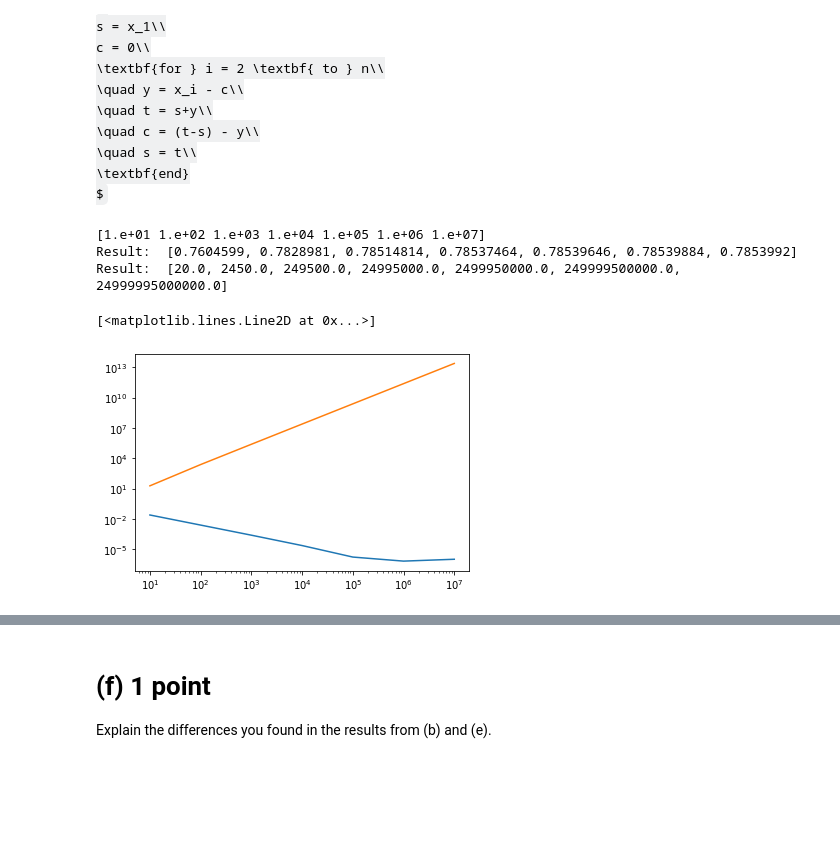
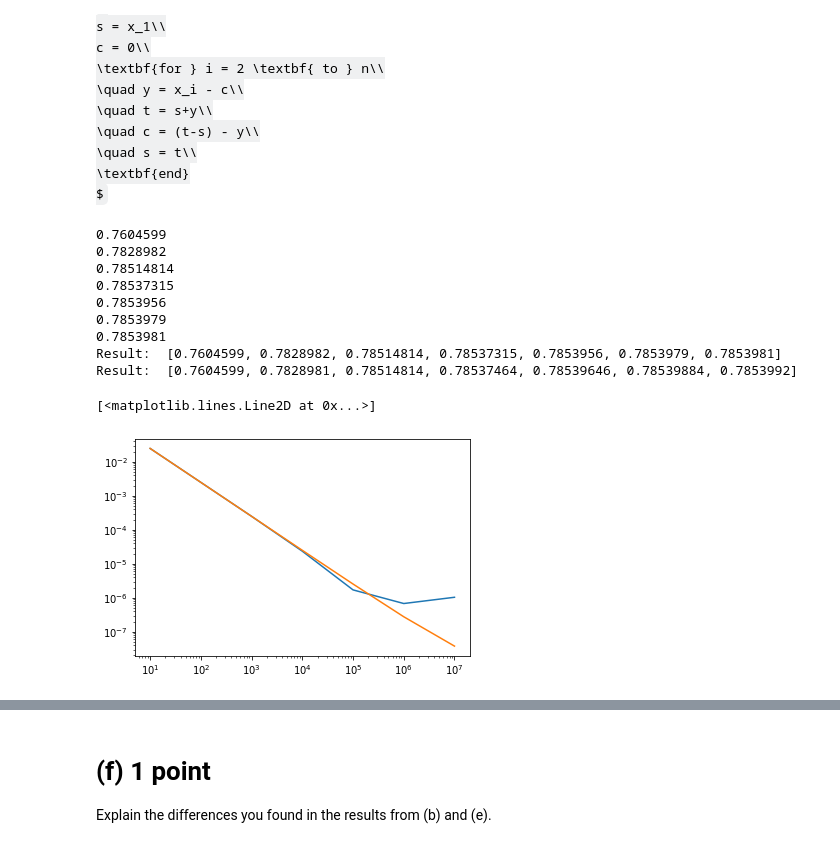
Before and after one commit to DaVinkie/NumAlg1, a Jupyter notebook: homework1.ipynb, the cells around one changed output, grey strips where cells are left out. Drawn from its saved outputs; the diff is of its cells as text; code cells hidden in the pictures; some formulas as TeX source; blank space fills up the shorter version.

```diff
--- a/homework1.ipynb
+++ b/homework1.ipynb
@@ -273,32 +272,55 @@ c = 0\\
 \textbf{end}
 $
 # %%
-# YOUR CODE HERE
-def KahanSum(l):
-    S = np.single(0.0)
-    c = 0.0
-    for i in range(0, int(l), 2):
+def compute_SN_single_normal_sum(N):
+    S = np.single(0.)
+    for i in range(int(np.single(N))):
+        a1 = np.single(-1)**np.single(i)
+        a2 = np.single(1) / ((np.single(2)*np.single(i)) + np.single(1))
+        S += a1 * a2 # All three elements are of type single, so no casting.
+    return S
+
+def compute_SN_single_compensated_sum(N):
+    inputS = []
+    for i in range(int(np.single(N))):
+        a1 = np.single(-1)**np.single(i)
+        a2 = np.single(1) / ((np.single(2)*np.single(i)) + np.single(1))
+        inputS.append(a1 * a2)
+    S = KahanSum(inputS)
+    print(S)
+    return S
+
+def KahanSum(inputS):
+    S = np.single(0.)
+    c = np.single(0.)
+    for i in inputS:
         y = i - c
         t = S + y
         c = (t - S) - y
         S = t
     return S
 
 dT = np.logspace(1, 7, 7, base=10)
-print(dT)
-kahans = [KahanSum(N) for N in dT]
+Kahans = [compute_SN_single_compensated_sum(_) for _ in dT]
+Singles = [compute_SN_single_normal_sum(_) for _ in dT]
 
-print('Result: ', sums_single)
-print('Result: ', kahans)
+print('Result: ', Kahans)
+print('Result: ', Singles)
 
-error_kahans = np.absolute([((np.pi / 4) - x) for x in kahans])
-error_single = np.absolute([((np.pi / 4) - x) for x in sums_single])
+error_kahans = np.absolute([((np.pi / 4) - x) for x in Kahans])
+error_single = np.absolute([((np.pi / 4) - x) for x in Singles])
 
 plt.loglog(t, error_single, label='Single')
 plt.loglog(t, error_kahans, label='Kahan')
 # %% [output]
-[1.e+01 1.e+02 1.e+03 1.e+04 1.e+05 1.e+06 1.e+07]
+0.7604599
+0.7828982
+0.78514814
+0.78537315
+0.7853956
+0.7853979
+0.7853981
+Result:  [0.7604599, 0.7828982, 0.78514814, 0.78537315, 0.7853956, 0.7853979, 0.7853981]
 Result:  [0.7604599, 0.7828981, 0.78514814, 0.78537464, 0.78539646, 0.78539884, 0.7853992]
-Result:  [20.0, 2450.0, 249500.0, 24995000.0, 2499950000.0, 249999500000.0, 24999995000000.0]
 [<matplotlib.lines.Line2D at 0x...>]
-[figure, old version]
+[figure, new version]
```
Also changed, not shown: parts of 3 cells of this notebook.
